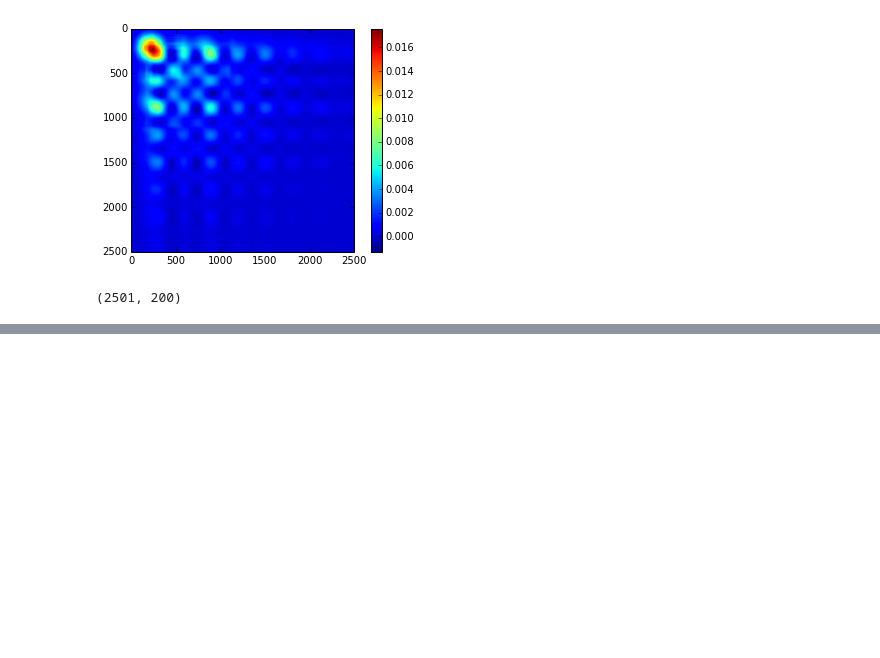
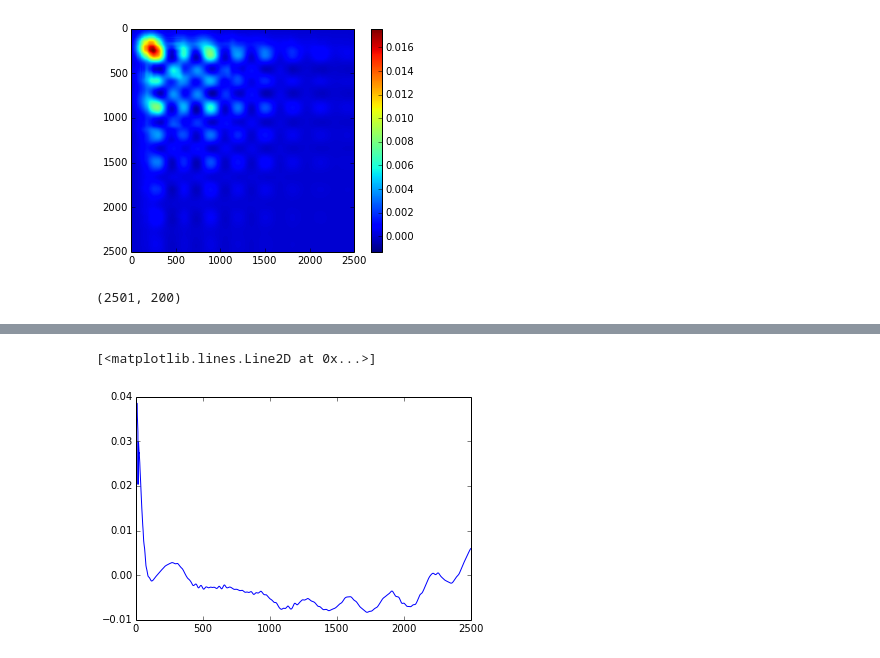
Before and after one commit to bfollinprm/cmbfittest, a Jupyter notebook: src/test.ipynb, the cells around one changed output, grey strips where cells are left out. Cells and saved outputs as stored; diff of their text form; code cells hidden in the pictures; blank space fills up the shorter version.

```diff
--- a/src/test.ipynb
+++ b/src/test.ipynb
@@ -70,0 +76,5 @@ KeyError: 'massive_neutrinos'
+# %%
+plot(cloud.best_fit/experiment.fiducial_cl[:2501]-1)
+# %% [output]
+[<matplotlib.lines.Line2D at 0x...>]
+[figure, added]
```
Also changed, not shown: parts of 3 cells of this notebook, 1 other file.
